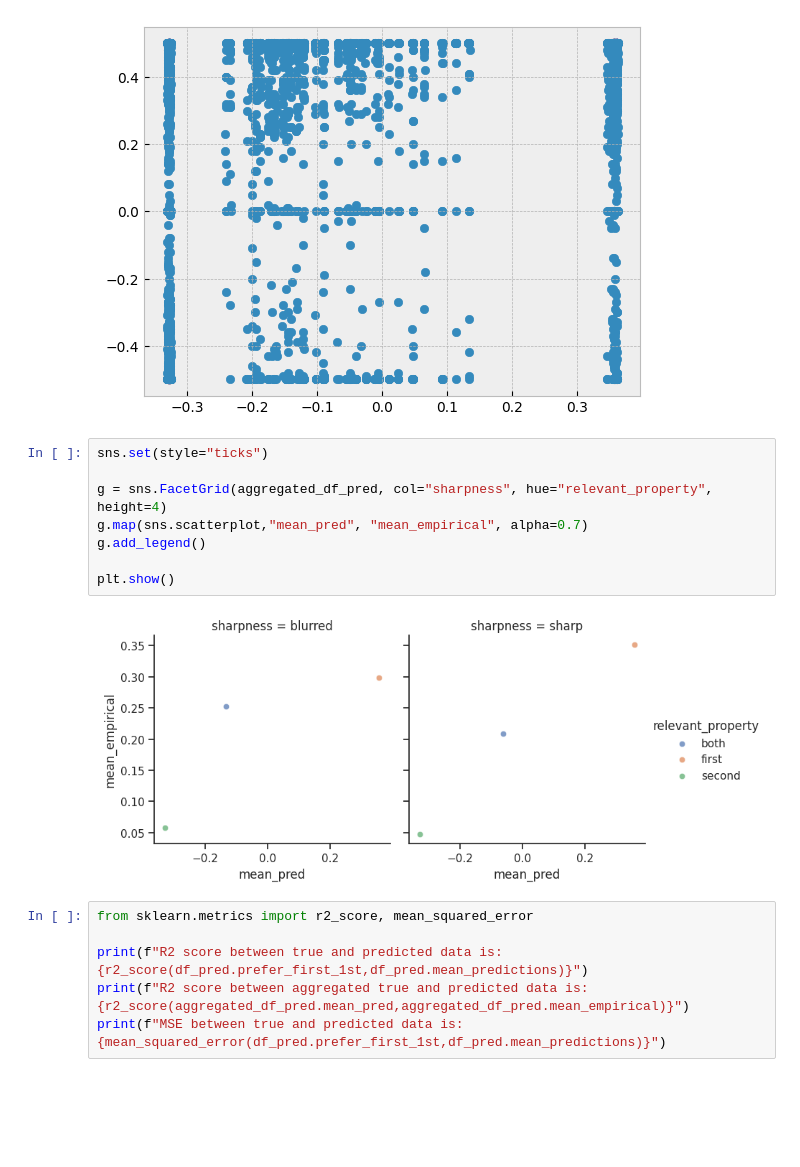
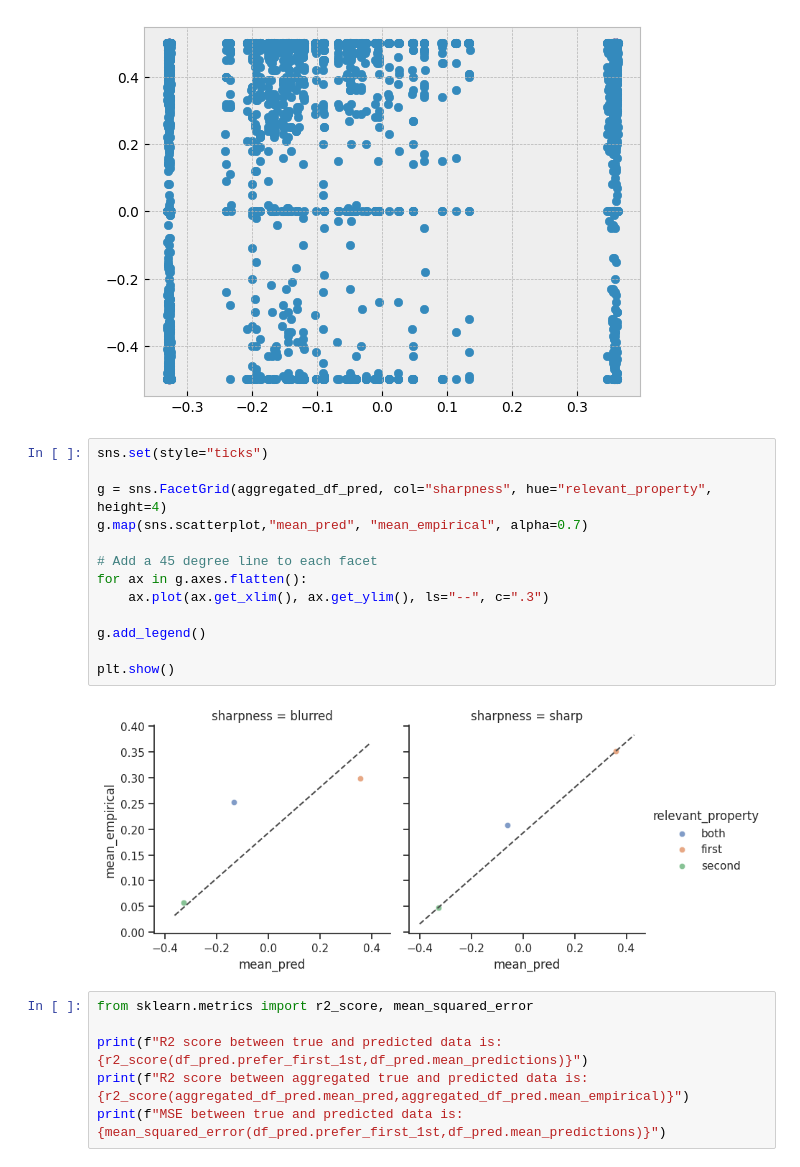
Before and after one commit to HeningWang/numpyro_adjective_modelling, a Jupyter notebook: gb_normal_logit_40k.ipynb, the cells around one changed output. Drawn from its saved outputs; the diff is of its cells as text; blank space fills up the shorter version.

```diff
--- a/gb_normal_logit_40k.ipynb
+++ b/gb_normal_logit_40k.ipynb
@@ -601,13 +601,18 @@ plt.show()
 # %%
 sns.set(style="ticks")
 
 g = sns.FacetGrid(aggregated_df_pred, col="sharpness", hue="relevant_property", height=4)
 g.map(sns.scatterplot,"mean_pred", "mean_empirical", alpha=0.7)
+
+# Add a 45 degree line to each facet
+for ax in g.axes.flatten():
+    ax.plot(ax.get_xlim(), ax.get_ylim(), ls="--", c=".3")
+
 g.add_legend()
 
 plt.show()
 # %% [output]
-[figure, old version]
+[figure, new version]
 # %%
 from sklearn.metrics import r2_score, mean_squared_error
 
```
